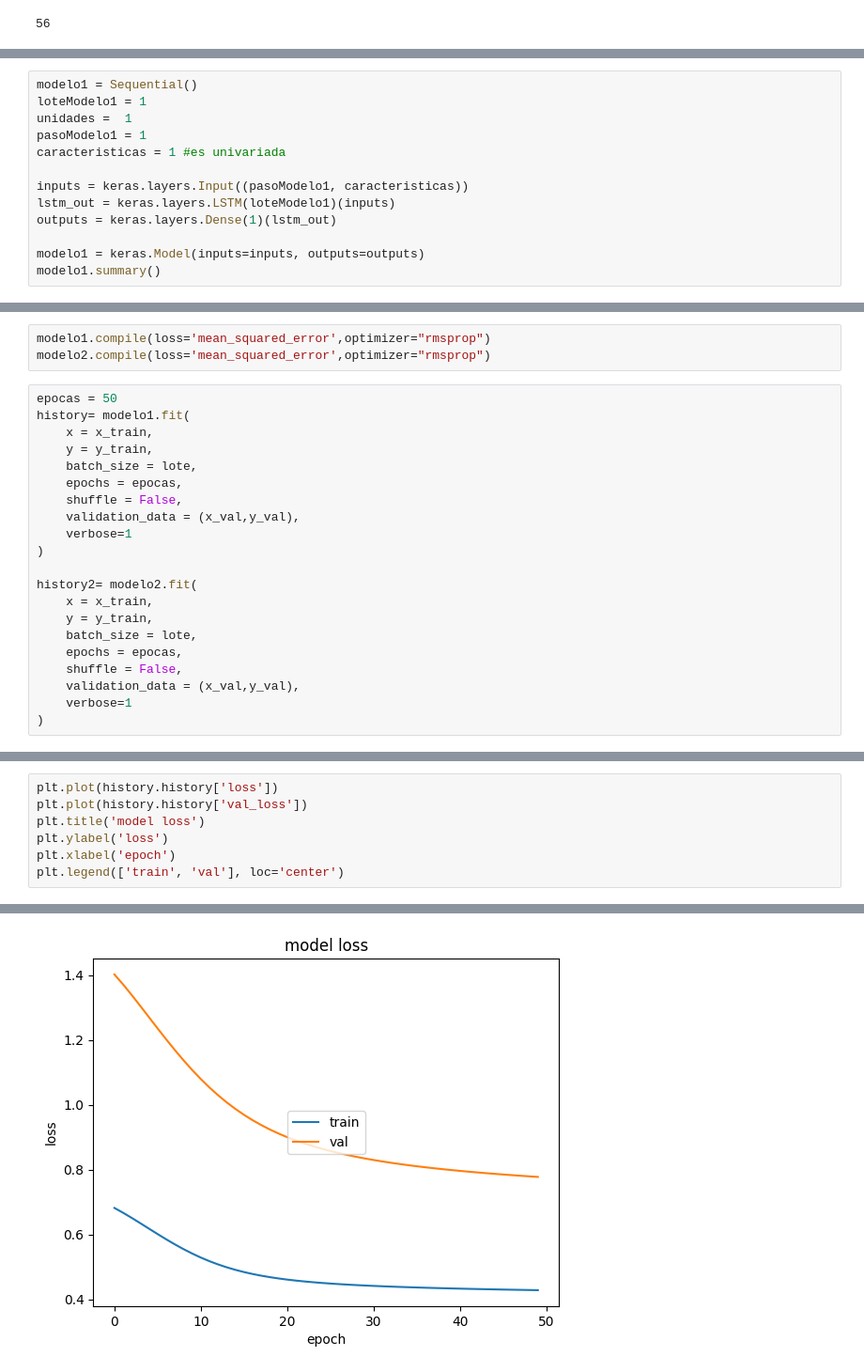
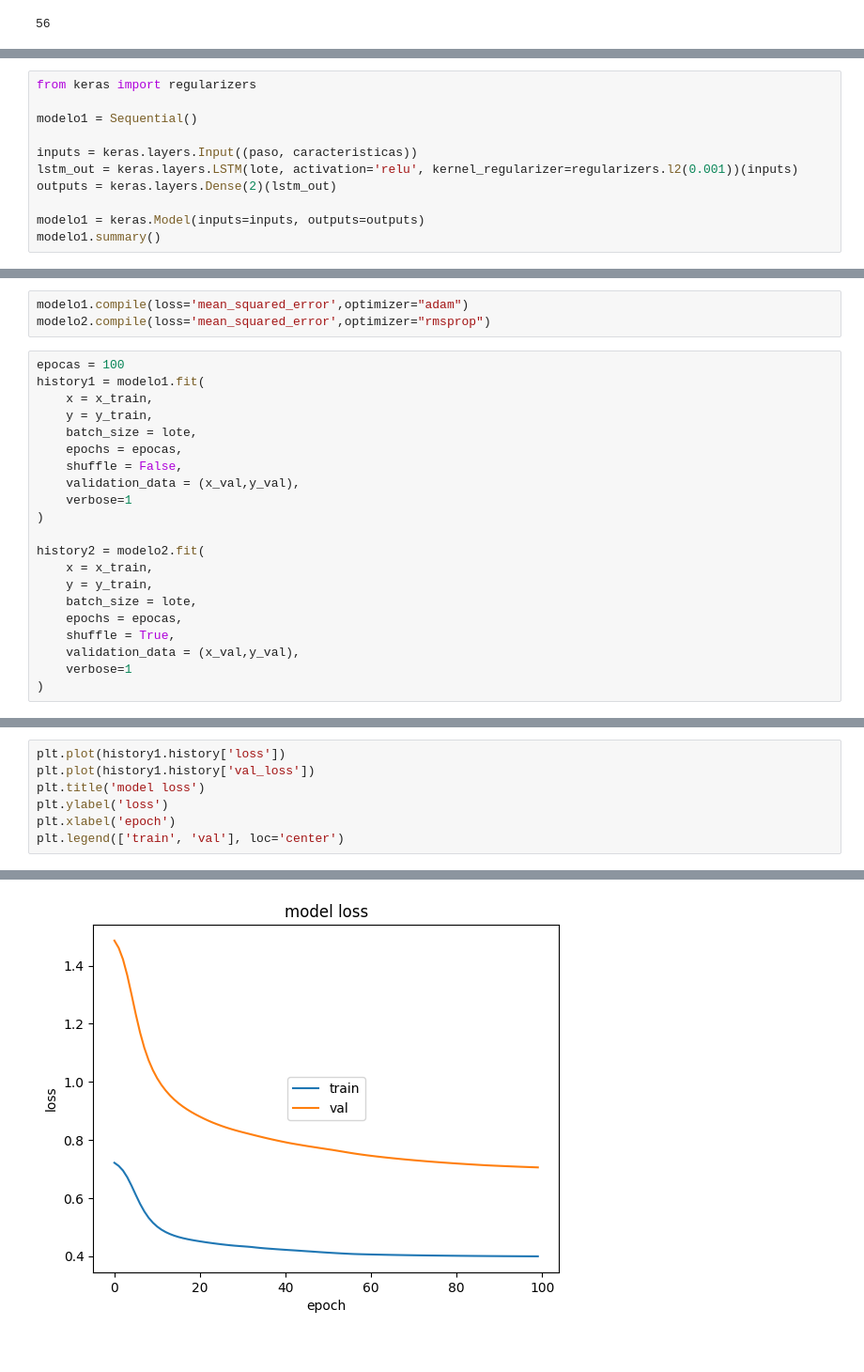
Before and after one commit to estebandonis/LSTMwithTimeSeries-DataScience, a Jupyter notebook: importationData.ipynb, the cells around one changed output, grey strips where cells are left out. Shown at 94% size. Cells and saved outputs as stored; diff of their text form.

```diff
--- a/importationData.ipynb
+++ b/importationData.ipynb
@@ -155,13 +160,11 @@ len(x_val)
 # %%
+from keras import regularizers
+
 modelo1 = Sequential()
-loteModelo1 = 1
-unidades =  1
-pasoModelo1 = 1
-caracteristicas = 1 #es univariada
 
-inputs = keras.layers.Input((pasoModelo1, caracteristicas))
-lstm_out = keras.layers.LSTM(loteModelo1)(inputs)
-outputs = keras.layers.Dense(1)(lstm_out)
+inputs = keras.layers.Input((paso, caracteristicas))
+lstm_out = keras.layers.LSTM(lote, activation='relu', kernel_regularizer=regularizers.l2(0.001))(inputs)
+outputs = keras.layers.Dense(2)(lstm_out)
 
 modelo1 = keras.Model(inputs=inputs, outputs=outputs)
 modelo1.summary()
@@ -208,10 +207,10 @@ Model: "functional_2"
  Non-trainable params: 0 (0.00 B)
 # %%
-modelo1.compile(loss='mean_squared_error',optimizer="rmsprop")
+modelo1.compile(loss='mean_squared_error',optimizer="adam")
 modelo2.compile(loss='mean_squared_error',optimizer="rmsprop")
 # %%
-epocas = 50
-history= modelo1.fit(
+epocas = 100
+history1 = modelo1.fit(
     x = x_train,
     y = y_train,
     batch_size = lote,
@@ -221,12 +220,12 @@ history= modelo1.fit(
     verbose=1
 )
 
-history2= modelo2.fit(
+history2 = modelo2.fit(
     x = x_train,
     y = y_train,
     batch_size = lote,
     epochs = epocas,
-    shuffle = False,
+    shuffle = True,
     validation_data = (x_val,y_val),
     verbose=1
 )
@@ -251,10 +250,10 @@ Epoch 50/50
 # %%
-plt.plot(history.history['loss'])
-plt.plot(history.history['val_loss'])
+plt.plot(history1.history['loss'])
+plt.plot(history1.history['val_loss'])
 plt.title('model loss')
 plt.ylabel('loss')
 plt.xlabel('epoch')
 plt.legend(['train', 'val'], loc='center')
 # %% [output]
 <matplotlib.legend.Legend at 0x...>
-[figure, old version]
+[figure, new version]
```
Also changed, not shown: parts of 13 cells of this notebook, 1 other file.
